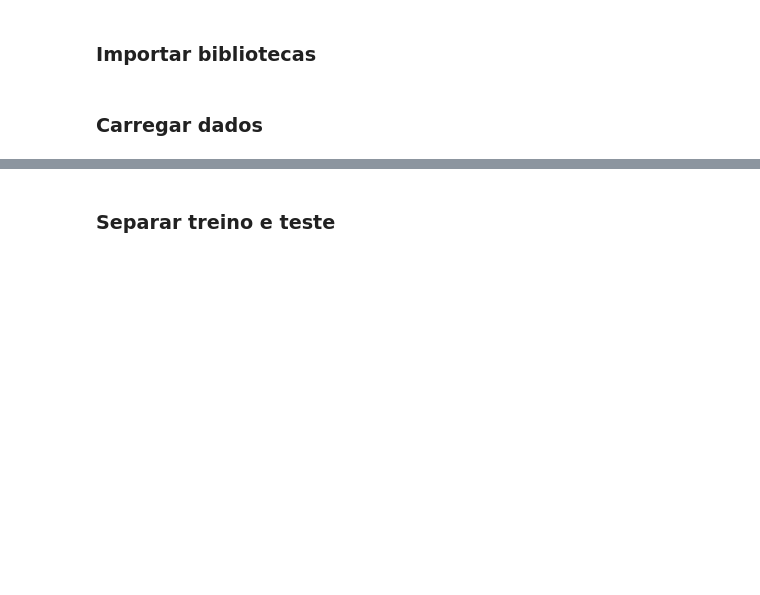
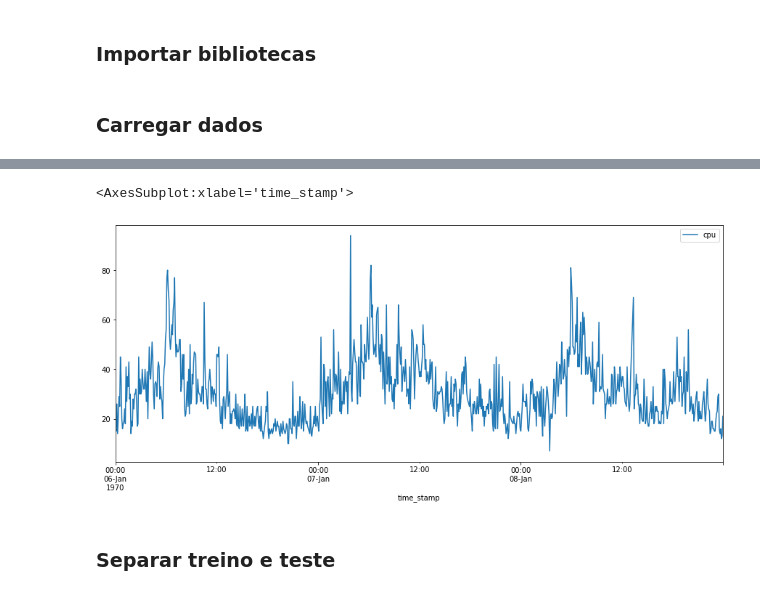
Before and after one commit to dssantos/cloud-predict, a Jupyter notebook: ARIMA103.ipynb, the cells around one changed output, grey strips where cells are left out. Saved outputs shown, nothing was run; the diff lists cells and outputs as text; code cells hidden in the pictures; blank space fills up the shorter version.

```diff
--- a/ARIMA103.ipynb
+++ b/ARIMA103.ipynb
@@ -40,3 +47,8 @@ workload
+# %%
+workload[['cpu']].plot(figsize=(15,6))
+# %% [output]
+<AxesSubplot:xlabel='time_stamp'>
+[figure, added]
 # %% [markdown]
 ###  Separar treino e teste
 # %%
```
Also changed, not shown: parts of 13 cells of this notebook, 2 other files.
